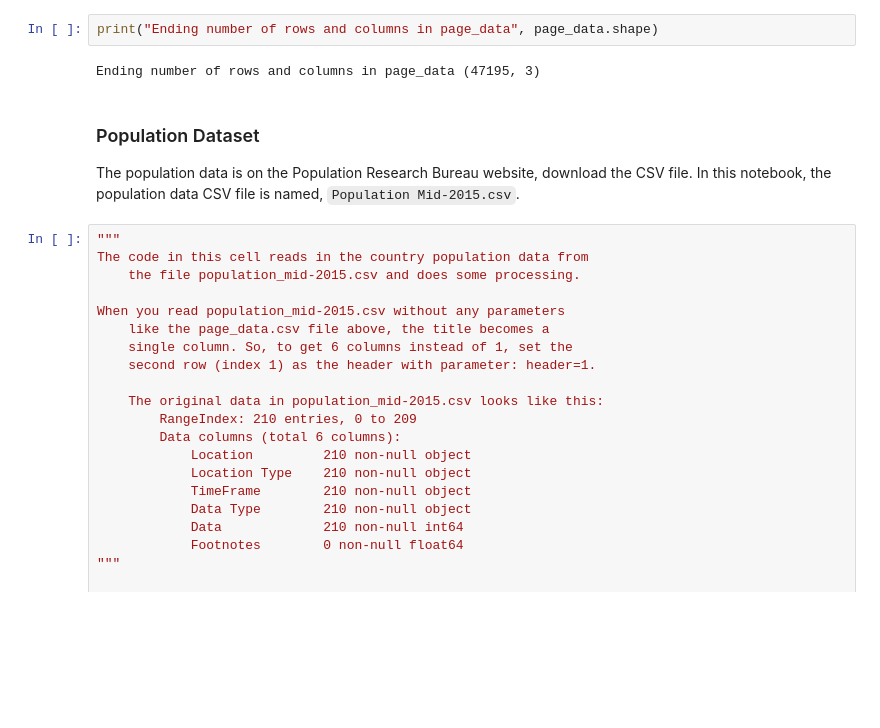
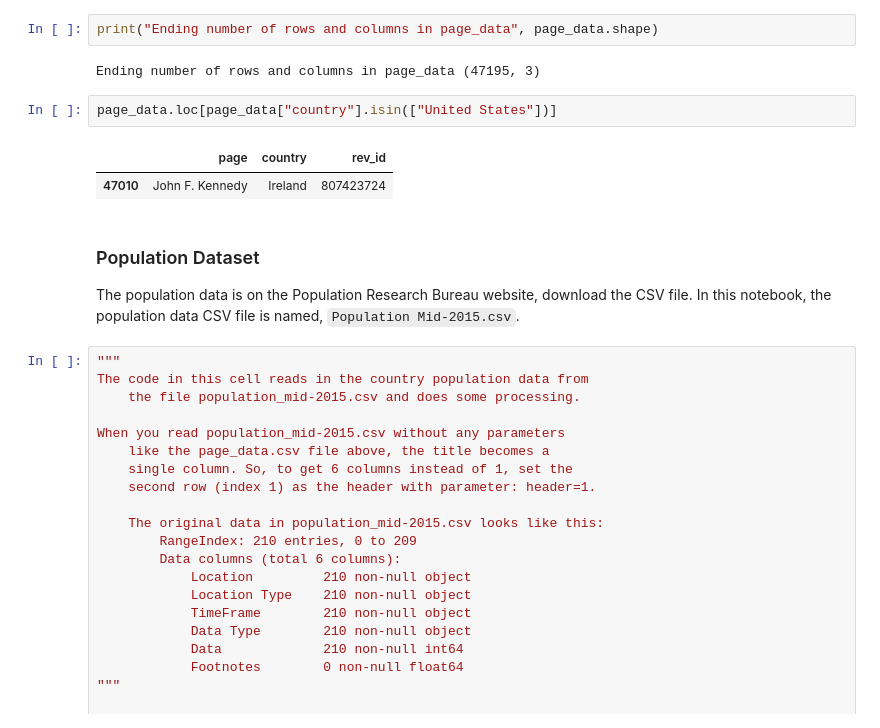
Before and after one commit to orbitse/data-512-a2, a Jupyter notebook: hcds-a2-bias.ipynb, the cells around one changed output. Saved outputs shown, nothing was run; the diff lists cells and outputs as text; blank space fills up the shorter version.

```diff
--- a/hcds-a2-bias.ipynb
+++ b/hcds-a2-bias.ipynb
@@ -133,6 +133,11 @@ page_data.head(10)
 print("Ending number of rows and columns in page_data", page_data.shape)
 # %% [output]
 Ending number of rows and columns in page_data (47195, 3)
+# %%
+page_data.loc[page_data["country"].isin(["United States"])]
+# %% [output]
+|  | page | country | rev_id |
+| 47010 | John F. Kennedy | Ireland | 807423724 |
 # %% [markdown]
 ### Population Dataset
 The population data is on the Population Research Bureau website, download the CSV file. In this notebook, the population data CSV file is named, `Population Mid-2015.csv`.
```
Also changed, not shown: parts of 10 cells of this notebook.
